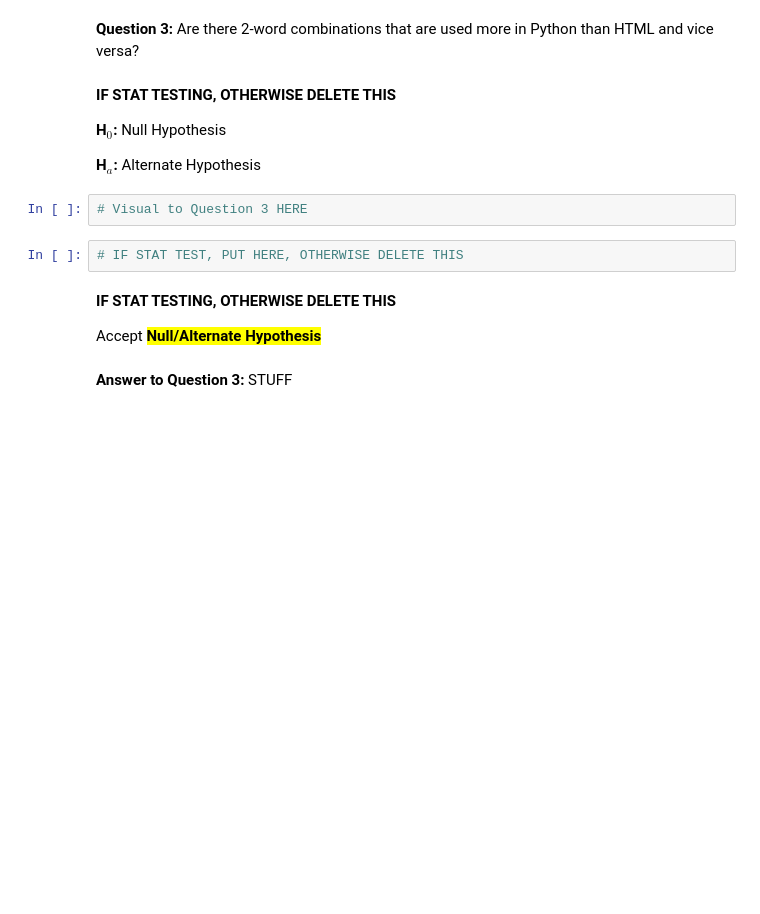
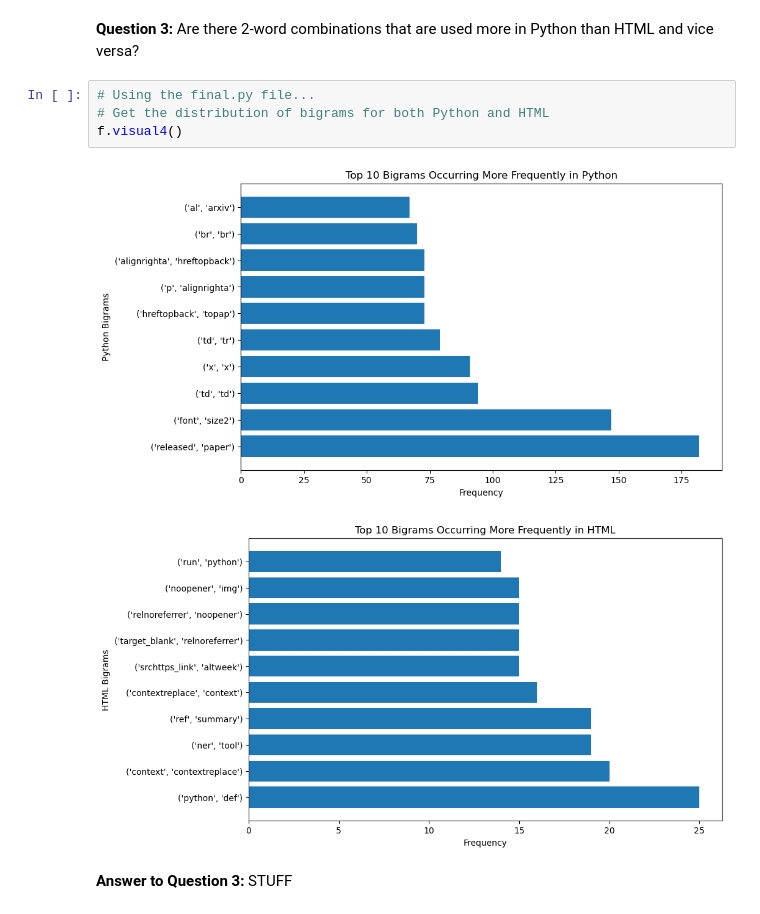
Before and after one commit to NLP-Casey-Harris-Wood-Project/nlp-project, a Jupyter notebook: final_report.ipynb, the cells around one changed output. Drawn from its saved outputs; the diff is of its cells as text; blank space fills up the shorter version.

```diff
--- a/final_report.ipynb
+++ b/final_report.ipynb
@@ -151,20 +153,13 @@ Accept <mark><b>Null/Alternate Hypothesis</b></mark>
 ---
 # %% [markdown]
 <b>Question 3:</b> Are there 2-word combinations that are used more in Python than HTML and vice versa?
-# %% [markdown]
-<b>IF STAT TESTING, OTHERWISE DELETE THIS</b>
-
-<b>H$_0$:</b> Null Hypothesis
-
-<b>H$_a$:</b> Alternate Hypothesis
 # %%
-# Visual to Question 3 HERE
+# Using the final.py file...
+# Get the distribution of bigrams for both Python and HTML
+f.visual4()
+# %% [output]
+[figure, added]
+[figure, added]
-# %%
-# IF STAT TEST, PUT HERE, OTHERWISE DELETE THIS
-# %% [markdown]
-<b>IF STAT TESTING, OTHERWISE DELETE THIS</b>
-
-Accept <mark><b>Null/Alternate Hypothesis</b></mark>
 # %% [markdown]
 <b>Answer to Question 3:</b> STUFF
 # %% [markdown]
```
Also changed, not shown: parts of 28 cells of this notebook, 1 other file.
